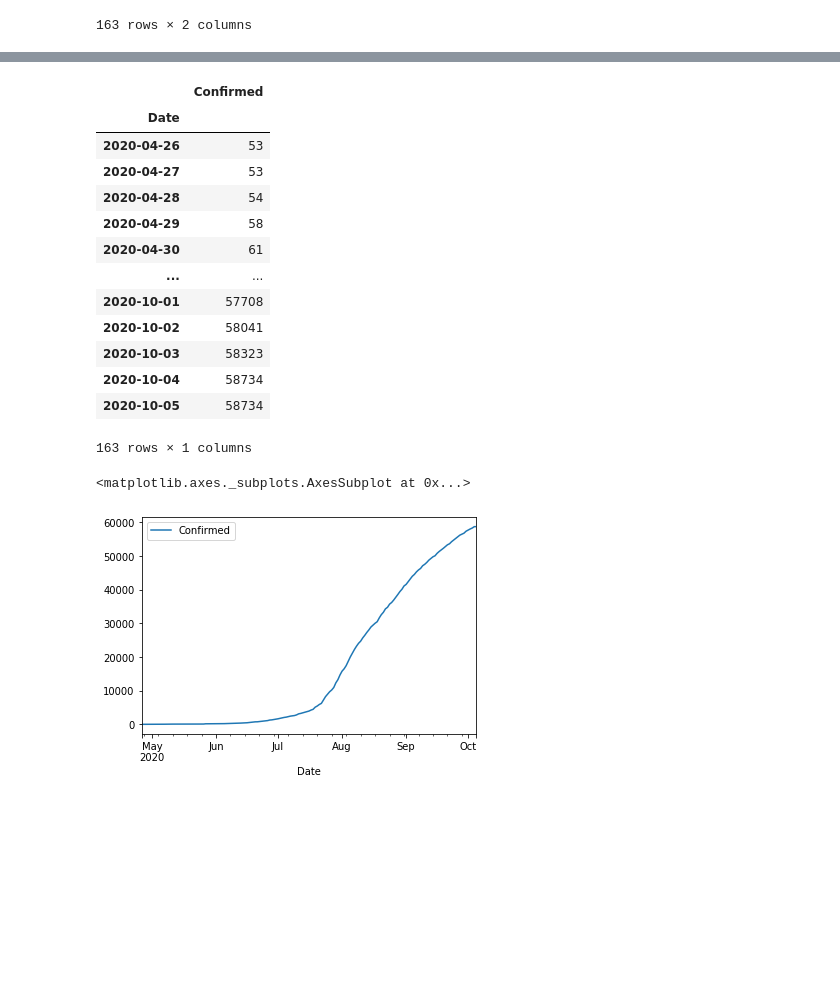
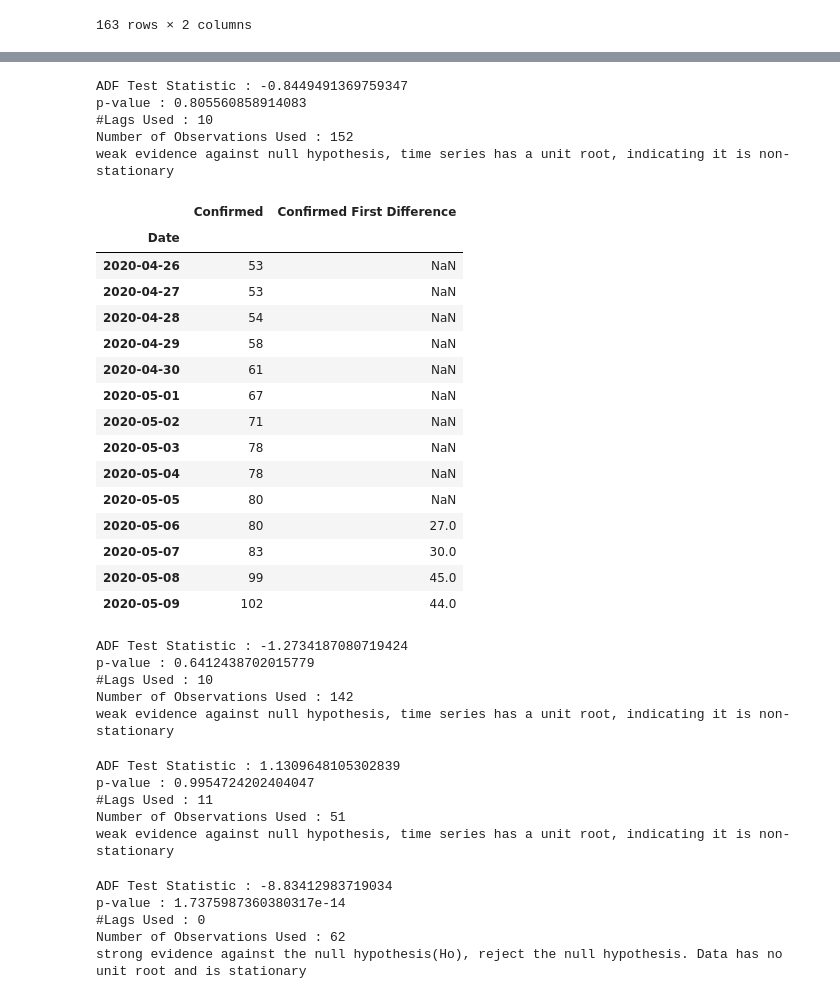
Before and after one commit to hmuskan/MinorProject-COVIDRiskAnalysis, a Jupyter notebook: arimamodel/Untitled.ipynb, the cells around one changed output, grey strips where cells are left out. Drawn from its saved outputs; the diff is of its cells as text; code cells hidden in the pictures; blank space fills up the shorter version.

Commit message:
Day 2 Working on making data stationary using adfuller

```diff
--- a/arimamodel/Untitled.ipynb
+++ b/arimamodel/Untitled.ipynb
@@ -92,0 +114,8 @@ df2.set_index('Date',inplace=True)
+# %%
+adfuller_test(df2['Confirmed'])
+# %% [output]
+ADF Test Statistic : -0.8449491369759347
+p-value : 0.805560858914083
+#Lags Used : 10
+Number of Observations Used : 152
+weak evidence against null hypothesis, time series has a unit root, indicating it is non-stationary
@@ -93,22 +124,45 @@ df2.set_index('Date',inplace=True)
+# %%
+df2['Confirmed First Difference'] = df2['Confirmed'] - df2['Confirmed'].shift(10)
 # %%
-df2
+df2.head(14)
 # %% [output]
-|  | Confirmed |
-| Date |  |
-| 2020-04-26 | 53 |
-| 2020-04-27 | 53 |
-| 2020-04-28 | 54 |
-| 2020-04-29 | 58 |
-| 2020-04-30 | 61 |
-| ... | ... |
-| 2020-10-01 | 57708 |
-| 2020-10-02 | 58041 |
-| 2020-10-03 | 58323 |
-| 2020-10-04 | 58734 |
-| 2020-10-05 | 58734 |
+|  | Confirmed | Confirmed First Difference |
+| Date |  |  |
+| 2020-04-26 | 53 | NaN |
+| 2020-04-27 | 53 | NaN |
+| 2020-04-28 | 54 | NaN |
+| 2020-04-29 | 58 | NaN |
+| 2020-04-30 | 61 | NaN |
+| 2020-05-01 | 67 | NaN |
+| 2020-05-02 | 71 | NaN |
+| 2020-05-03 | 78 | NaN |
+| 2020-05-04 | 78 | NaN |
+| 2020-05-05 | 80 | NaN |
+| 2020-05-06 | 80 | 27.0 |
+| 2020-05-07 | 83 | 30.0 |
+| 2020-05-08 | 99 | 45.0 |
+| 2020-05-09 | 102 | 44.0 |
-163 rows × 1 columns
-# %%
-df2.plot()
-# %% [output]
-<matplotlib.axes._subplots.AxesSubplot at 0x...>
-[figure, removed]
+# %%
+adfuller_test(df2['Confirmed First Difference'].dropna())
+# %% [output]
+ADF Test Statistic : -1.2734187080719424
+p-value : 0.6412438702015779
+#Lags Used : 10
+Number of Observations Used : 142
+weak evidence against null hypothesis, time series has a unit root, indicating it is non-stationary
+# %%
+adfuller_test(df2[100:]['Confirmed First Difference'].dropna())
+# %% [output]
+ADF Test Statistic : 1.1309648105302839
+p-value : 0.9954724202404047
+#Lags Used : 11
+Number of Observations Used : 51
+weak evidence against null hypothesis, time series has a unit root, indicating it is non-stationary
+# %%
+adfuller_test(df2[100:]['Confirmed'].dropna())
+# %% [output]
+ADF Test Statistic : -8.83412983719034
+p-value : 1.7375987360380317e-14
+#Lags Used : 0
+Number of Observations Used : 62
+strong evidence against the null hypothesis(Ho), reject the null hypothesis. Data has no unit root and is stationary
```
Also changed, not shown: parts of 5 cells of this notebook.
